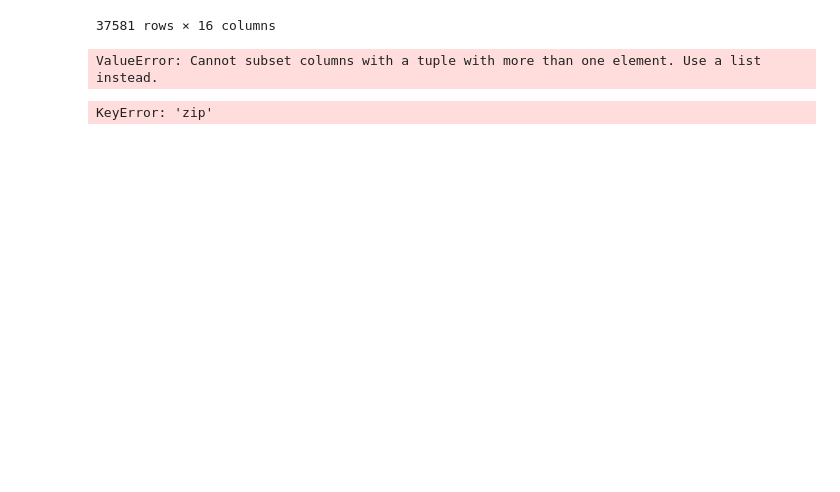
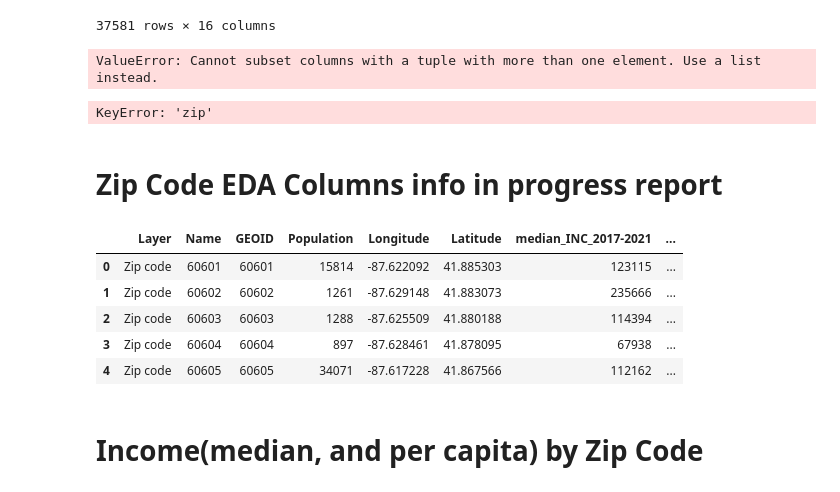
Before and after one commit to ebugarin/Chicago-Water-Lead-Levels-Analyzation, a Jupyter notebook: data_analysis.ipynb, the cells around one changed output. Drawn from its saved outputs; the diff is of its cells as text; code cells hidden in the pictures; blank space fills up the shorter version.

Commit message:
Added new data file by zip code

```diff
--- a/data_analysis.ipynb
+++ b/data_analysis.ipynb
@@ -584,3 +584,19 @@ avg_5min_choro_map
 # %%
 all_draws_avg_map_linked = avg_1st_choro_map | avg_2min_choro_map | avg_5min_choro_map
 all_draws_avg_map_linked
+# %% [markdown]
+# Zip Code EDA Columns info in progress report
+# %%
+# Load the CSV file into a Pandas DataFrame
+zip_code_df = pd.read_excel('zip_code_stats.xlsx')
+
+zip_code_df.head()
+# %% [output]
+|  | Layer | Name | GEOID | Population | Longitude | Latitude | median_INC_2017-2021 | ... |
+| 0 | Zip code | 60601 | 60601 | 15814 | -87.622092 | 41.885303 | 123115 | ... |
+| 1 | Zip code | 60602 | 60602 | 1261 | -87.629148 | 41.883073 | 235666 | ... |
+| 2 | Zip code | 60603 | 60603 | 1288 | -87.625509 | 41.880188 | 114394 | ... |
+| 3 | Zip code | 60604 | 60604 | 897 | -87.628461 | 41.878095 | 67938 | ... |
+| 4 | Zip code | 60605 | 60605 | 34071 | -87.617228 | 41.867566 | 112162 | ... |
+# %% [markdown]
+# Income(median, and per capita) by Zip Code
```
Also changed, not shown: parts of 1 cell of this notebook, 2 other files.
